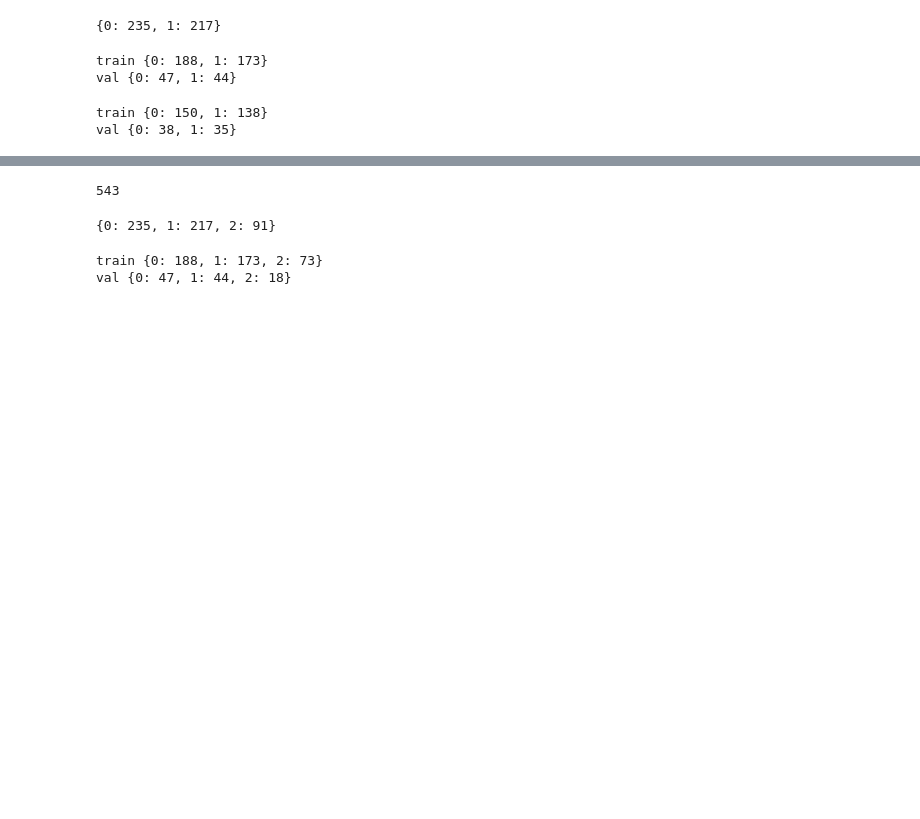
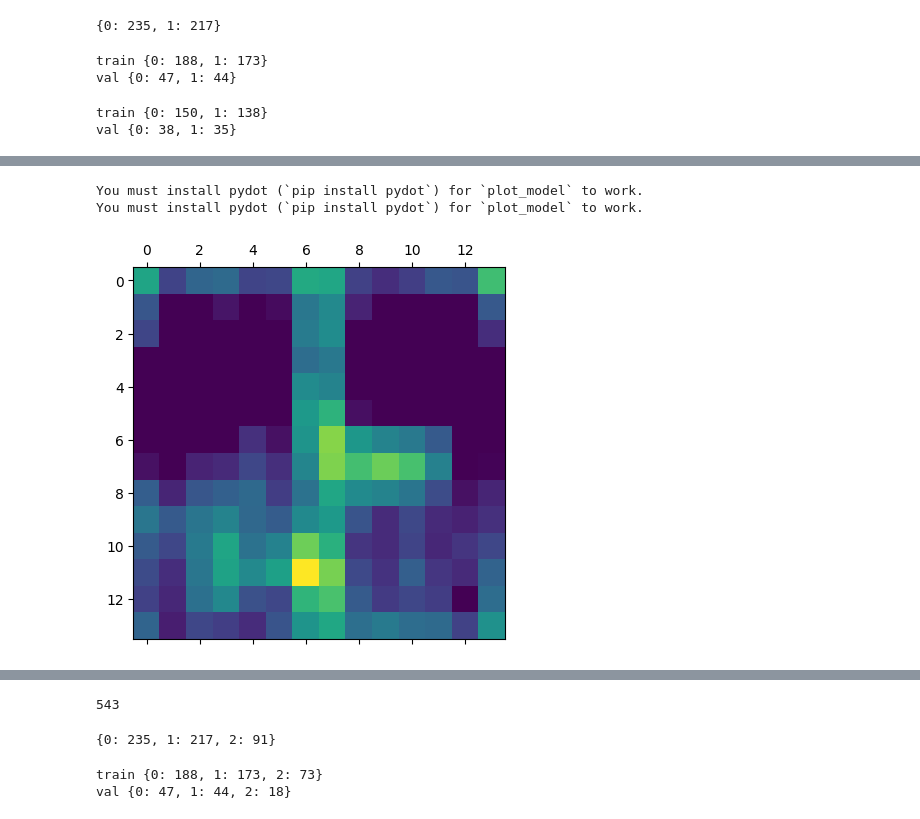
Before and after one commit to Aviost111/final_proj, a Jupyter notebook: preprocessing_for_classification.ipynb, the cells around one changed output, grey strips where cells are left out. Saved outputs shown, nothing was run; the diff lists cells and outputs as text; code cells hidden in the pictures; blank space fills up the shorter version.

```diff
--- a/preprocessing_for_classification.ipynb
+++ b/preprocessing_for_classification.ipynb
@@ -215,0 +281,11 @@ print(y_val)
+# %%
+# Train the model
+history = model.fit(
+    X_train, y_train,
+    epochs=10,
+    validation_data=(X_val, y_val),
+    batch_size=32
+)
+
+# Save the trained model
+model.save('fine_tuned_vgg16.h5')
@@ -215,0 +321,52 @@ print(y_val)
+# %%
+# plot the model architecture
+from tensorflow.keras.utils import plot_model
+tf.keras.utils.plot_model(model, show_shapes=True)
+
+plot_model(model, to_file='model_plot.png', show_shapes=True, show_layer_names=True)
+# %% [output]
+You must install pydot (`pip install pydot`) for `plot_model` to work.
+You must install pydot (`pip install pydot`) for `plot_model` to work.
+# %%
+# Function to generate Grad-CAM for the fine-tuned model
+def generate_gradcam(model, img_array, layer_name='block5_conv3'):
+    grad_model = tf.keras.models.Model(
+        inputs=[model.inputs],
+        outputs=[model.get_layer(layer_name).output, model.output]
+    )
+
+    with tf.GradientTape() as tape:
+        conv_outputs, predictions = grad_model(img_array)
+        top_pred_index = tf.argmax(predictions[0])
+        top_class_channel = predictions[:, top_pred_index]
+
+    grads = tape.gradient(top_class_channel, conv_outputs)
+    pooled_grads = tf.reduce_mean(grads, axis=(0, 1, 2))
+
+    conv_outputs = conv_outputs.numpy()[0]
+    pooled_grads = pooled_grads.numpy()
+
+    for i in range(pooled_grads.shape[-1]):
+        conv_outputs[:, :, i] *= pooled_grads[i]
+
+    heatmap = np.mean(conv_outputs, axis=-1)
+    heatmap = np.maximum(heatmap, 0)
+    heatmap /= np.max(heatmap)
+
+    return heatmap
+
+# Load and preprocess the image
+img_path = 'Combined_images/combined_151152.1.jpg_151152.2.jpg'  # Replace with your image path
+img = load_img(img_path, target_size=(224, 224))
+img_array = img_to_array(img)
+img_array = np.expand_dims(img_array, axis=0)
+img_array = preprocess_input(img_array)
+
+# Generate Grad-CAM heatmap
+heatmap = generate_gradcam(model, img_array)
+
+# Display the heatmap
+plt.matshow(heatmap)
+plt.show()
+# %% [output]
+[figure, added]
```
Also changed, not shown: parts of 26 cells of this notebook.
